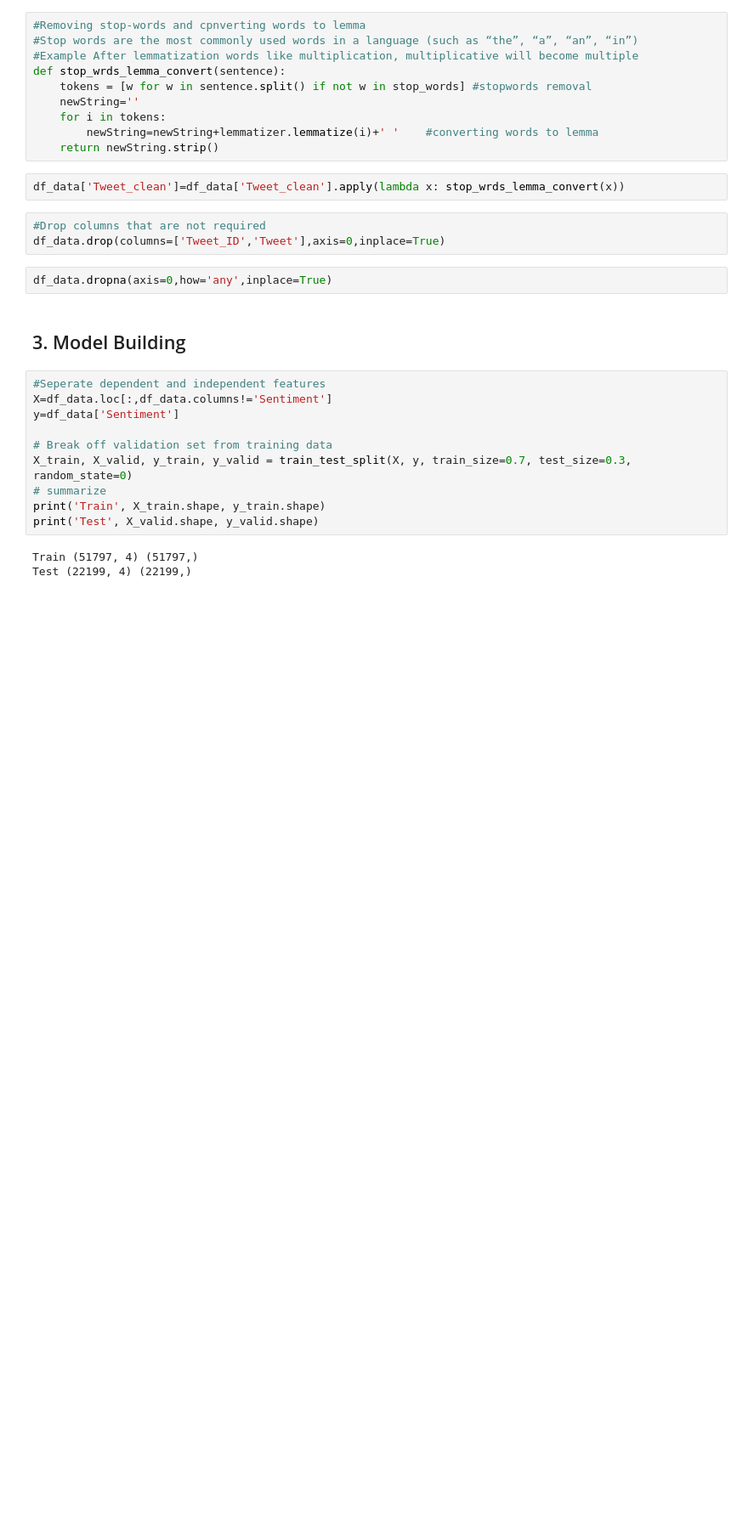
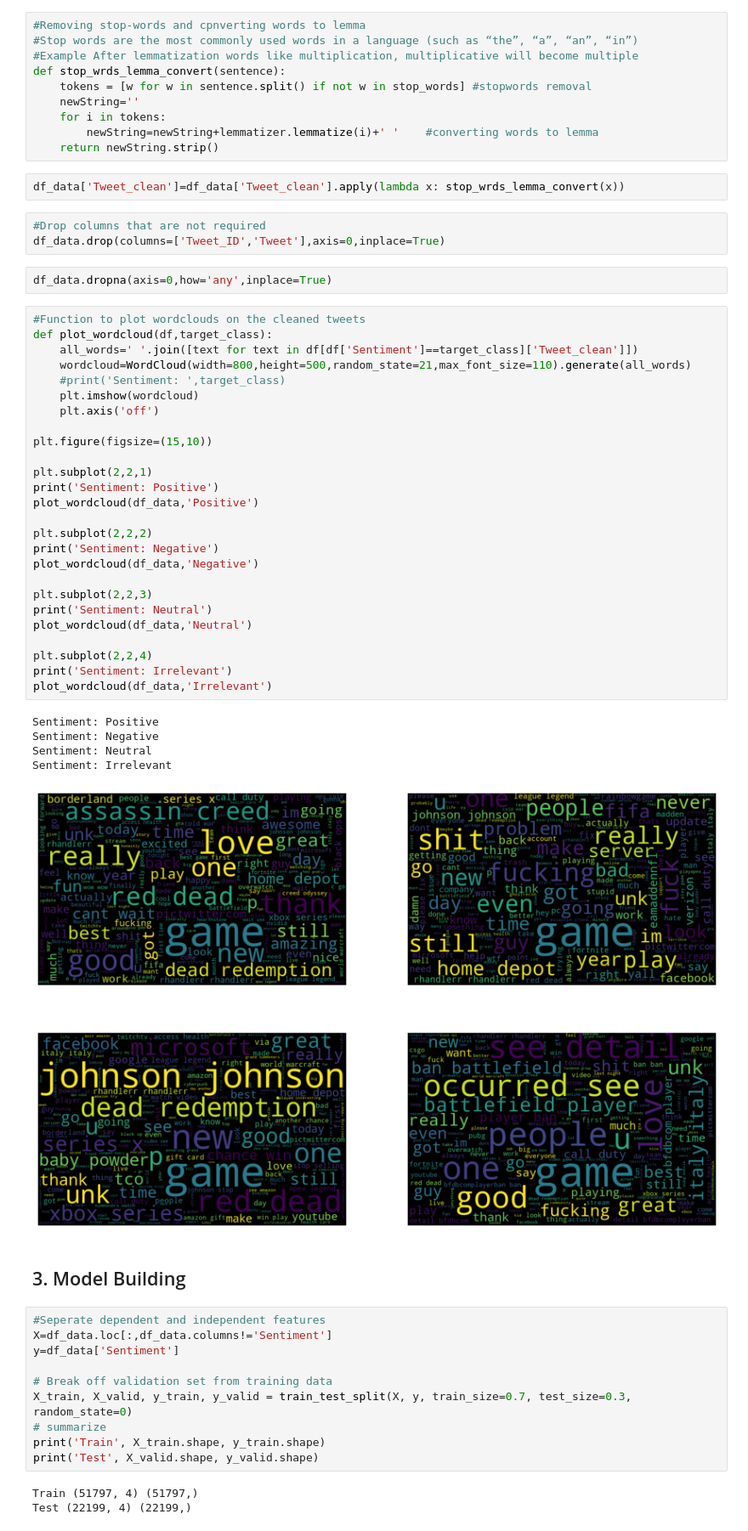
Before and after one commit to ParisRohan/AES-128-bit-Key-size-, a Jupyter notebook: text-feature-cleaning-and-generation.ipynb, the cells around one changed output. Shown at 85% size. Saved outputs shown, nothing was run; the diff lists cells and outputs as text; blank space fills up the shorter version.

Commit message:
Kaggle Notebook | Text feature cleaning/generation/model building | Version 8

```diff
--- a/text-feature-cleaning-and-generation.ipynb
+++ b/text-feature-cleaning-and-generation.ipynb
@@ -317,6 +318,38 @@ df_data['Tweet_clean']=df_data['Tweet_clean'].apply(lambda x: stop_wrds_lemma_co
 df_data.drop(columns=['Tweet_ID','Tweet'],axis=0,inplace=True)
 # %%
 df_data.dropna(axis=0,how='any',inplace=True)
+# %%
+#Function to plot wordclouds on the cleaned tweets
+def plot_wordcloud(df,target_class):
+    all_words=' '.join([text for text in df[df['Sentiment']==target_class]['Tweet_clean']])
+    wordcloud=WordCloud(width=800,height=500,random_state=21,max_font_size=110).generate(all_words)
+    #print('Sentiment: ',target_class)
+    plt.imshow(wordcloud)
+    plt.axis('off')
+
+plt.figure(figsize=(15,10))
+
+plt.subplot(2,2,1)
+print('Sentiment: Positive')
+plot_wordcloud(df_data,'Positive')
+
+plt.subplot(2,2,2)
+print('Sentiment: Negative')
+plot_wordcloud(df_data,'Negative')
+
+plt.subplot(2,2,3)
+print('Sentiment: Neutral')
+plot_wordcloud(df_data,'Neutral')
+
+plt.subplot(2,2,4)
+print('Sentiment: Irrelevant')
+plot_wordcloud(df_data,'Irrelevant')
+# %% [output]
+Sentiment: Positive
+Sentiment: Negative
+Sentiment: Neutral
+Sentiment: Irrelevant
+[figure, added]
 # %% [markdown]
 ## 3. Model Building
 # %%
```
Also changed, not shown: parts of 7 cells of this notebook.
